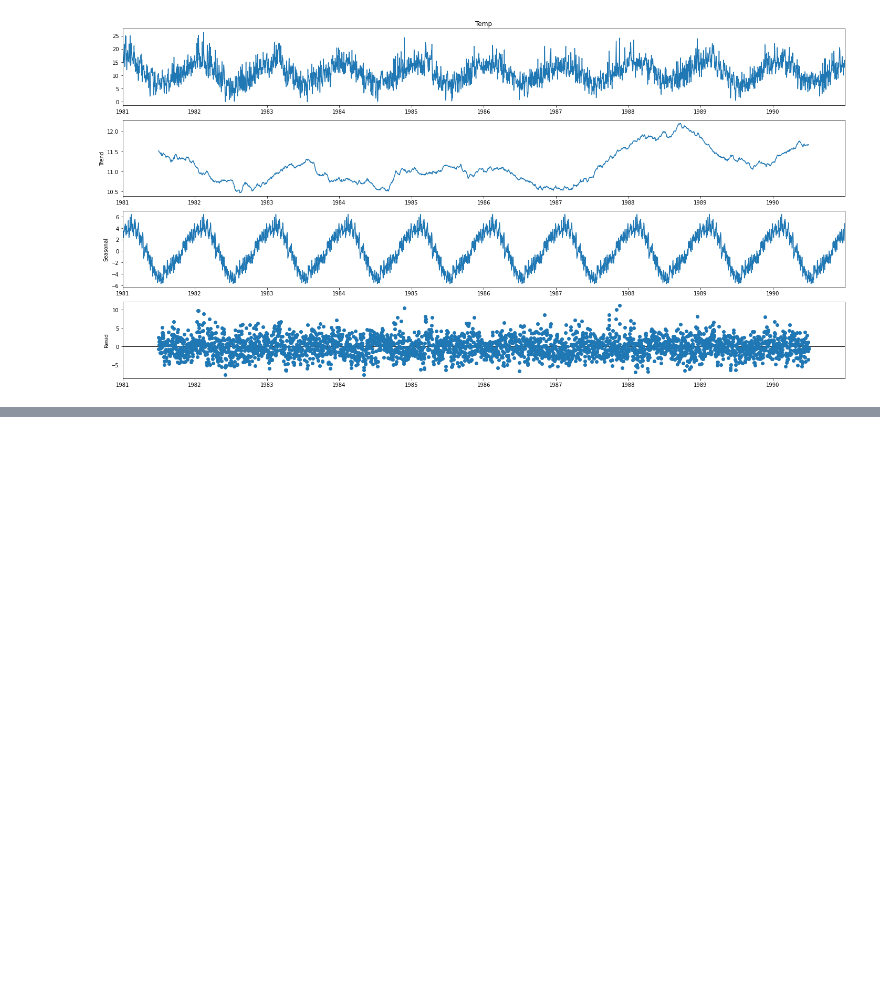
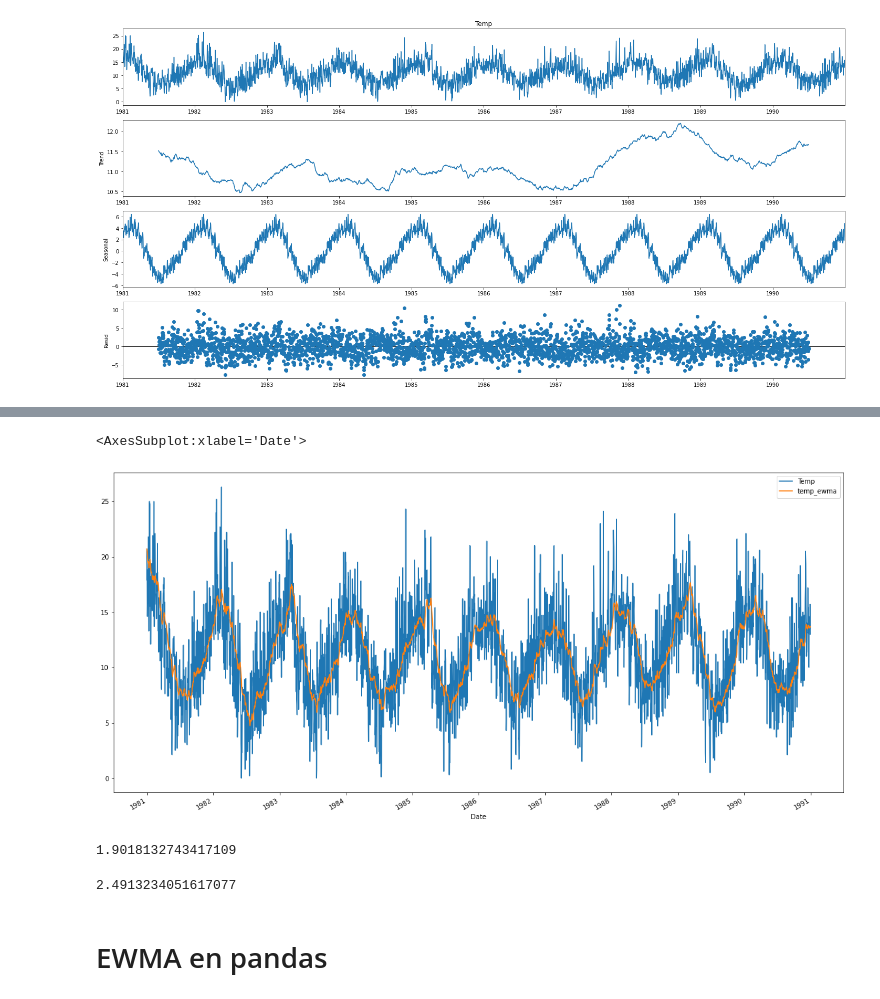
Before and after one commit to Ladivcr/Neural-network-class, a Jupyter notebook: RN2/Time_Series/TimeSeries_1.ipynb, the cells around one changed output, grey strips where cells are left out. Saved outputs shown, nothing was run; the diff lists cells and outputs as text; code cells hidden in the pictures; blank space fills up the shorter version.

```diff
--- a/RN2/Time_Series/TimeSeries_1.ipynb
+++ b/RN2/Time_Series/TimeSeries_1.ipynb
@@ -616,0 +634,13 @@ result.plot()
+# %%
+def ewma(L, alpha=0.1):
+    #valor = Yn
+    #l = Xn-1
+    valor = L[0]
+    resultado = [valor]
+    for l in L[1:]:
+        valor = alpha*l+(1-alpha)*valor
+        resultado.append(valor)
+
+    return resultado
+# %%
+df['temp_ewma'] = ewma(df['Temp'], alpha = 0.05)
@@ -616,0 +657,5 @@ result.plot()
+# %%
+df[['Temp', 'temp_ewma']].plot()
+# %% [output]
+<AxesSubplot:xlabel='Date'>
+[figure, added]
@@ -616,0 +665,10 @@ result.plot()
+# %%
+error_l1(df, 'Temp', 'temp_ewma', 3285)
+# %% [output]
+1.9018132743417109
+# %%
+error_rmse(df, 'Temp', 'temp_ewma', 3285)
+# %% [output]
+2.4913234051617077
+# %% [markdown]
+# EWMA en pandas
```
Also changed, not shown: parts of 12 cells of this notebook.
